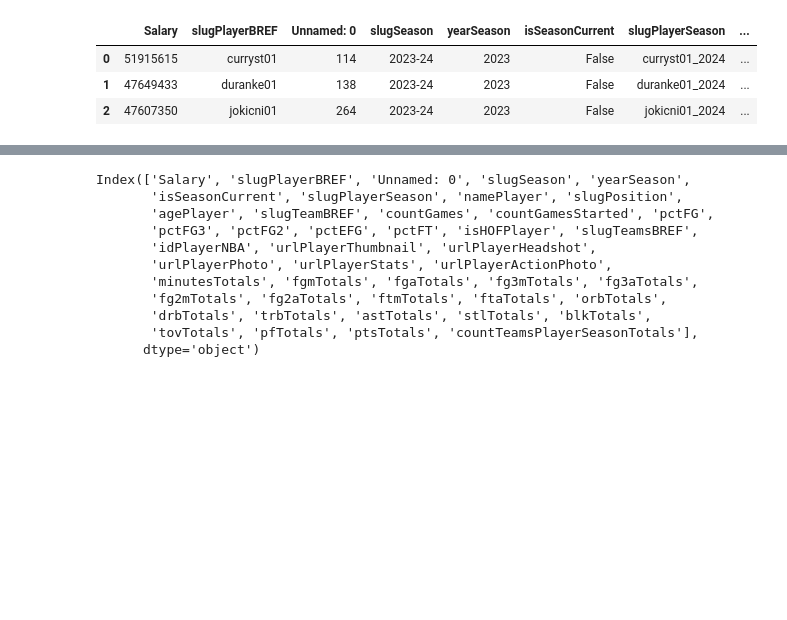
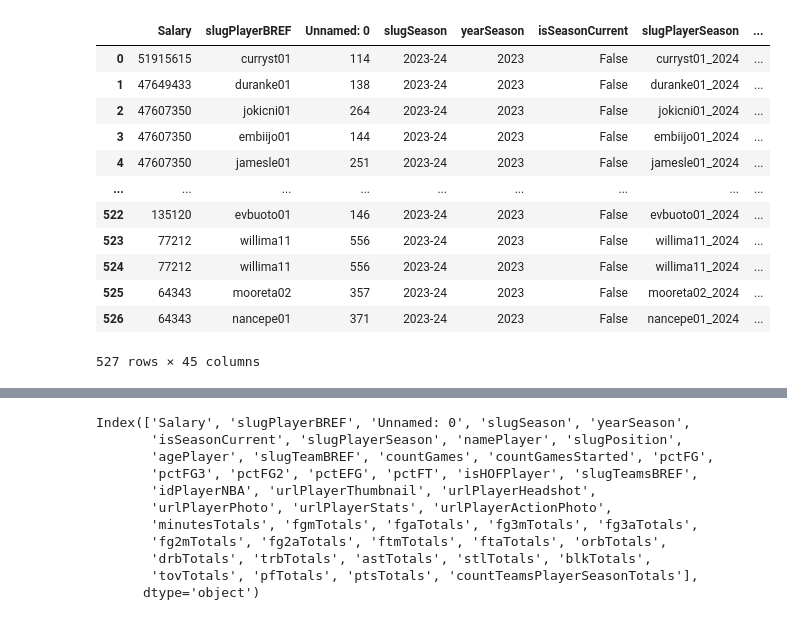
Before and after one commit to m-1806/nba, a Jupyter notebook: M.ipynb, the cells around one changed output, grey strips where cells are left out. Drawn from its saved outputs; the diff is of its cells as text; code cells hidden in the pictures; blank space fills up the shorter version.

```diff
--- a/M.ipynb
+++ b/M.ipynb
@@ -9,10 +2,3 @@ bl BLA BLA
 import numpy as np
 import pandas as pd
 import plotly.express as px
-
-# Cargamos los dataframes
-salary = pd.read_csv("SALARY.csv")
-stats = pd.read_csv("DATAT2.csv")
-
-# Función para poder visualizar todas las columnas dentro del notebook
-pd.set_option('display.max_columns', None)
@@ -43 +5,5 @@ stats:
+# %%
+#cargamos los dataframes
+salary = pd.read_csv("SALARY.CSV")
+stats = pd.read_csv("DATAT2.CSV")
 # %%
@@ -99,0 +109,3 @@ salary2.head(5)
+# %%
+salary = salary2.rename(columns = {'-additional':'slugPlayerBREF'})
+salary
@@ -100,9 +140,17 @@ salary2.head(5)
 # %%
-# Juntamos salary2 y stats en 1 dataset
-SS = pd.merge(salary2, stats,how='inner', on='slugPlayerBREF')
-SS.head(3)
+SS = pd.merge(salary, stats,how='inner', on='slugPlayerBREF')
+SS
 # %% [output]
 |  | Salary | slugPlayerBREF | Unnamed: 0 | slugSeason | yearSeason | isSeasonCurrent | slugPlayerSeason | ... |
 | 0 | 51915615 | curryst01 | 114 | 2023-24 | 2023 | False | curryst01_2024 | ... |
 | 1 | 47649433 | duranke01 | 138 | 2023-24 | 2023 | False | duranke01_2024 | ... |
 | 2 | 47607350 | jokicni01 | 264 | 2023-24 | 2023 | False | jokicni01_2024 | ... |
+| 3 | 47607350 | embiijo01 | 144 | 2023-24 | 2023 | False | embiijo01_2024 | ... |
+| 4 | 47607350 | jamesle01 | 251 | 2023-24 | 2023 | False | jamesle01_2024 | ... |
+| ... | ... | ... | ... | ... | ... | ... | ... | ... |
+| 522 | 135120 | evbuoto01 | 146 | 2023-24 | 2023 | False | evbuoto01_2024 | ... |
+| 523 | 77212 | willima11 | 556 | 2023-24 | 2023 | False | willima11_2024 | ... |
+| 524 | 77212 | willima11 | 556 | 2023-24 | 2023 | False | willima11_2024 | ... |
+| 525 | 64343 | mooreta02 | 357 | 2023-24 | 2023 | False | mooreta02_2024 | ... |
+| 526 | 64343 | nancepe01 | 371 | 2023-24 | 2023 | False | nancepe01_2024 | ... |
+527 rows × 45 columns
```
Also changed, not shown: parts of 38 cells of this notebook.
